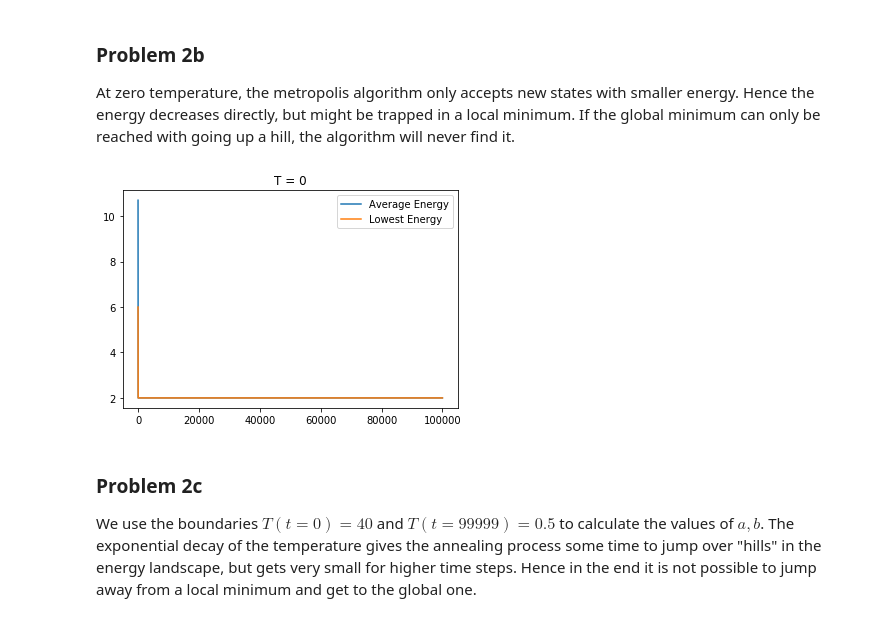
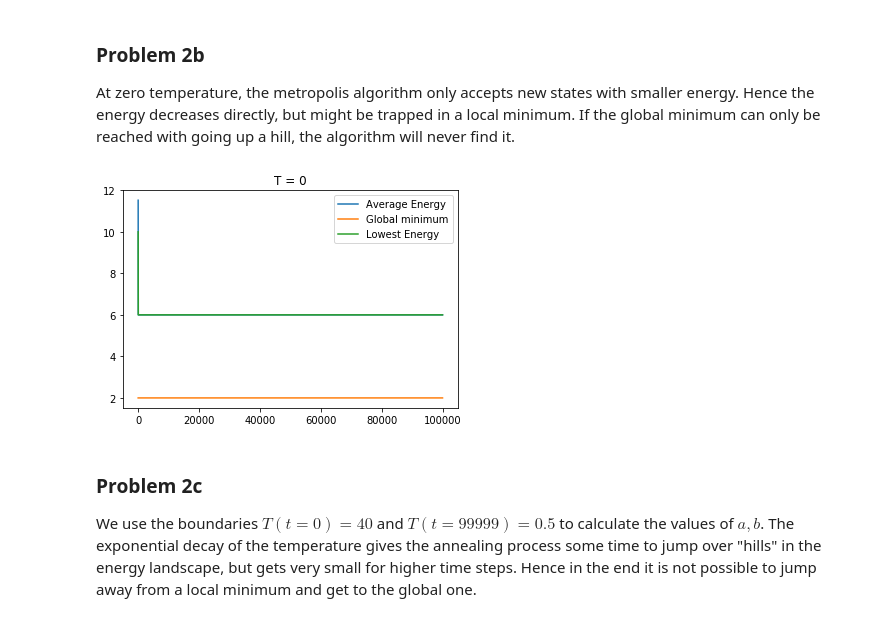
Before and after one commit to christian512/necklace_simulation, a Jupyter notebook: Assignment2.ipynb, the cells around one changed output. Saved outputs shown, nothing was run; the diff lists cells and outputs as text; code cells hidden in the pictures.

```diff
--- a/Assignment2.ipynb
+++ b/Assignment2.ipynb
@@ -30,19 +32,21 @@ plt.savefig('plots/problem2a.png')
 ### Problem 2b
 At zero temperature, the metropolis algorithm only accepts new states with smaller energy. Hence the energy decreases directly, but might be trapped in a local minimum. If the global minimum can only be reached with going up a hill, the algorithm will never find it.
 # %%
-temps = np.repeat(0,n)
+temps_b = np.repeat(0,n)
 nkl = Necklace(20,2)
 anl = Annealer()
 anl.set_model(nkl)
-anl.set_temps(temps)
-energyArr,energyVBSFArr = anl.run(N)
-plt.plot(energyArr,label='Average Energy')
-plt.plot(energyVBSFArr,label='Lowest Energy')
-plt.legend()
-plt.title('T = 0')
-plt.savefig('plots/problem2b.png')
+anl.set_temps(temps_b)
+energyArr_b,energyVBSFArr_b = anl.run(N)
-# %% [output]
-[figure, removed]
+# %%
+plt.plot(energyArr_b,label='Average Energy')
+plt.plot(len(temps_e)*[2],label='Global minimum')
+plt.plot(energyVBSFArr_b,label='Lowest Energy')
+plt.legend()
+plt.title('T = 0')
+plt.savefig('plots/problem2b.png')
+# %% [output]
+[figure, added]
 # %% [markdown]
 ### Problem 2c
 We use the boundaries $T(t=0) = 40$ and $T(t=99999) = 0.5$ to calculate the values of $a,b$. The exponential decay of the temperature gives the annealing process some time to jump over "hills" in the energy landscape, but gets very small for higher time steps. Hence in the end it is not possible to jump away from a local minimum and get to the global one.
```
Also changed, not shown: parts of 10 cells of this notebook, 4 other files.
